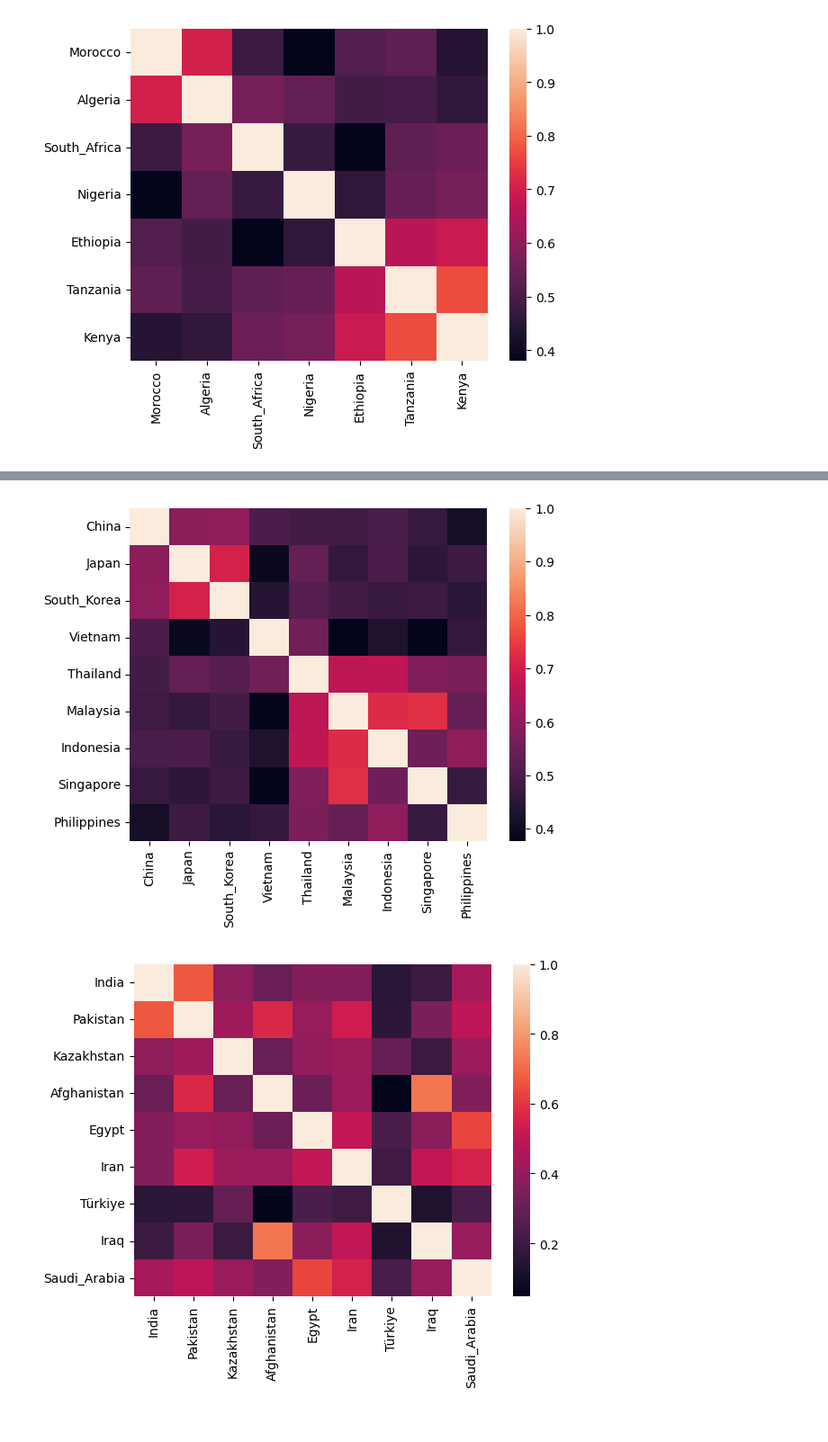
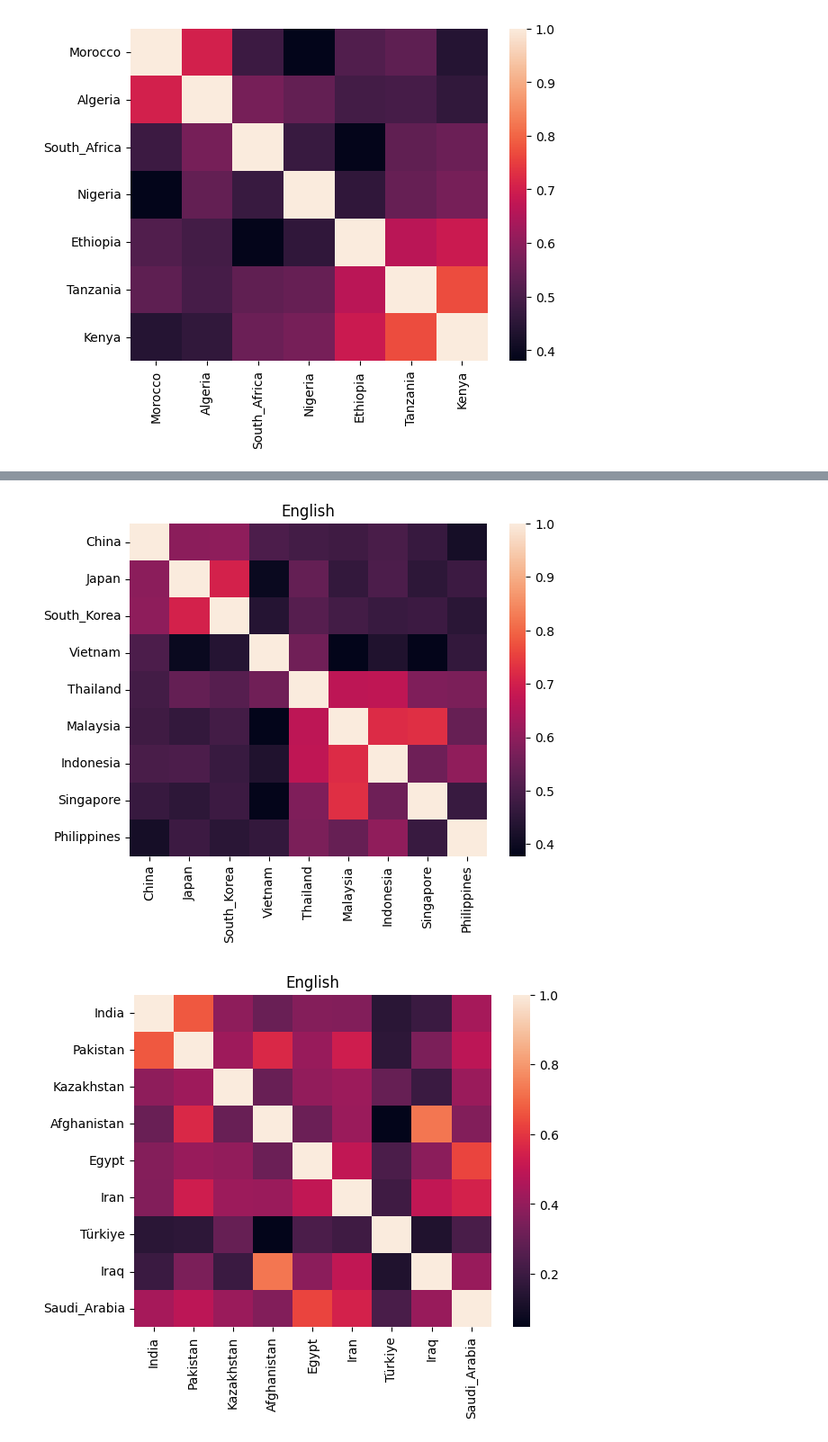
Before and after one commit to sclyde-ai/Natural_Language_Analysis, a Jupyter notebook: sato_hiroki/google-news.ipynb, the cells around one changed output, grey strips where cells are left out. Shown: that part at 90% size. Drawn from its saved outputs; the diff is of its cells as text; code cells hidden in the pictures.

```diff
--- a/sato_hiroki/google-news.ipynb
+++ b/sato_hiroki/google-news.ipynb
@@ -265,6 +266,7 @@ import seaborn as sns
 import matplotlib.pyplot as plt
 
 for key, value in language.items():
+    plt.title('English')
     sns.heatmap(vector[value].corr())
     plt.show()
     plt.close()
@@ -273,2 +275,2 @@ for key, value in language.items():
-[figure, old version]
+[figure, new version]
-[figure, old version]
+[figure, new version]
```
Also changed, not shown: parts of 2 cells of this notebook, 4 other files.
